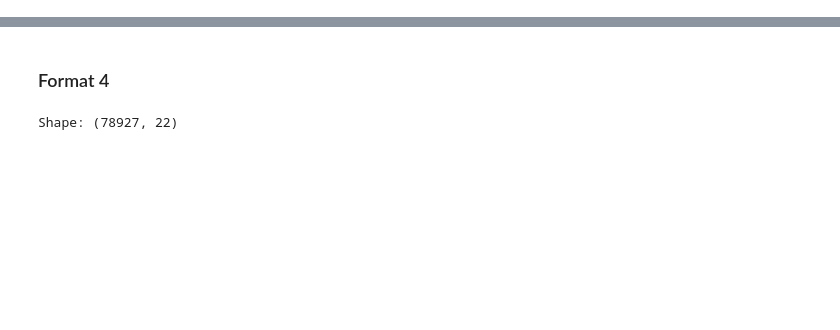
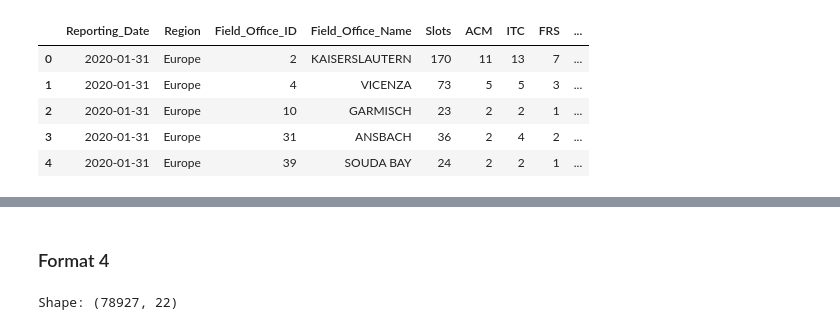
Before and after one commit to pinhaopan/muckrock-liberation, a Jupyter notebook: fa25-team-a/asset_reports.ipynb, the cells around one changed output, grey strips where cells are left out. Saved outputs shown, nothing was run; the diff lists cells and outputs as text; code cells hidden in the pictures; blank space fills up the shorter version.

Commit message:
Updated Asset Reports.ipynb with Format 1 Data Cleaning & Checking

```diff
--- a/fa25-team-a/asset_reports.ipynb
+++ b/fa25-team-a/asset_reports.ipynb
@@ -20,0 +210,20 @@ ar4 = pd.read_csv(asset_report_4_path, low_memory=False)
+# %%
+def find_all_field_office_titles(raw: pd.DataFrame) -> list[int]:
+    """
+    Locate all rows that contain a Field Office table title.
+
+    Titles may appear as either:
+        - 'EGMs by Field Office'
+        - 'Assets by Field Office'
+
+    Returns:
+        List of row indices where these titles occur.
+    """
+    title_rows: list[int] = []
+
+    for i in range(len(raw)):
+        txt = row_to_text(raw.iloc[i]).lower()
+        if "egms by field office" in txt or "assets by field office" in txt:
+            title_rows.append(i)
+
+    return title_rows
@@ -20,0 +435,53 @@ ar4 = pd.read_csv(asset_report_4_path, low_memory=False)
+# %%
+print("Parsing Format 1 reports from:", asset_report_fmt1_dir.resolve())
+
+all_records: list[dict] = []
+
+files = sorted(asset_report_fmt1_dir.glob("Asset Report FY* Format 1.xlsx"))
+
+for path in files:
+    print(f"\nProcessing: {path.name}")
+
+    raw = load_raw(path)
+    title_rows = find_all_field_office_titles(raw)
+
+    if not title_rows:
+        print("  No field-office blocks found — skipped.")
+        continue
+
+    file_record_count = 0
+    date_rows_found: list[int] = []
+
+    for i, start_row in enumerate(title_rows):
+        next_title_row = title_rows[i + 1] if i + 1 < len(title_rows) else None
+
+        try:
+            reporting_date, date_row_idx = parse_reporting_date_below(raw, start_row)
+            date_rows_found.append(date_row_idx)
+        except ValueError:
+            # No reporting date under this title -> skip this block
+            continue
+
+        block_records = parse_field_office_block(
+            raw=raw,
+            start_row=start_row,
+            next_title_row=next_title_row,
+            reporting_date=reporting_date,
+        )
+
+        file_record_count += len(block_records)
+        all_records.extend(block_records)
+
+    # 👇 This is all that prints per file
+    print("Field-office title rows:", title_rows)
+    print("  date rows:", date_rows_found)
+    print(f"  rows parsed: {file_record_count}")
+
+# Final summary
+print("\nTotal records collected from all files:", len(all_records))
+
+all_records_df = pd.DataFrame(all_records)
+all_records_df["Reporting_Date"] = pd.to_datetime(all_records_df["Reporting_Date"])
+
+display(all_records_df.head(5))
+# %% [output]
@@ -20,0 +505,6 @@ ar4 = pd.read_csv(asset_report_4_path, low_memory=False)
+|  | Reporting_Date | Region | Field_Office_ID | Field_Office_Name | Slots | ACM | ITC | FRS | ... |
+| 0 | 2020-01-31 | Europe | 2 | KAISERSLAUTERN | 170 | 11 | 13 | 7 | ... |
+| 1 | 2020-01-31 | Europe | 4 | VICENZA | 73 | 5 | 5 | 3 | ... |
+| 2 | 2020-01-31 | Europe | 10 | GARMISCH | 23 | 2 | 2 | 1 | ... |
+| 3 | 2020-01-31 | Europe | 31 | ANSBACH | 36 | 2 | 4 | 2 | ... |
+| 4 | 2020-01-31 | Europe | 39 | SOUDA BAY | 24 | 2 | 2 | 1 | ... |
```
Also changed, not shown: parts of 40 cells of this notebook, 9 other files.
